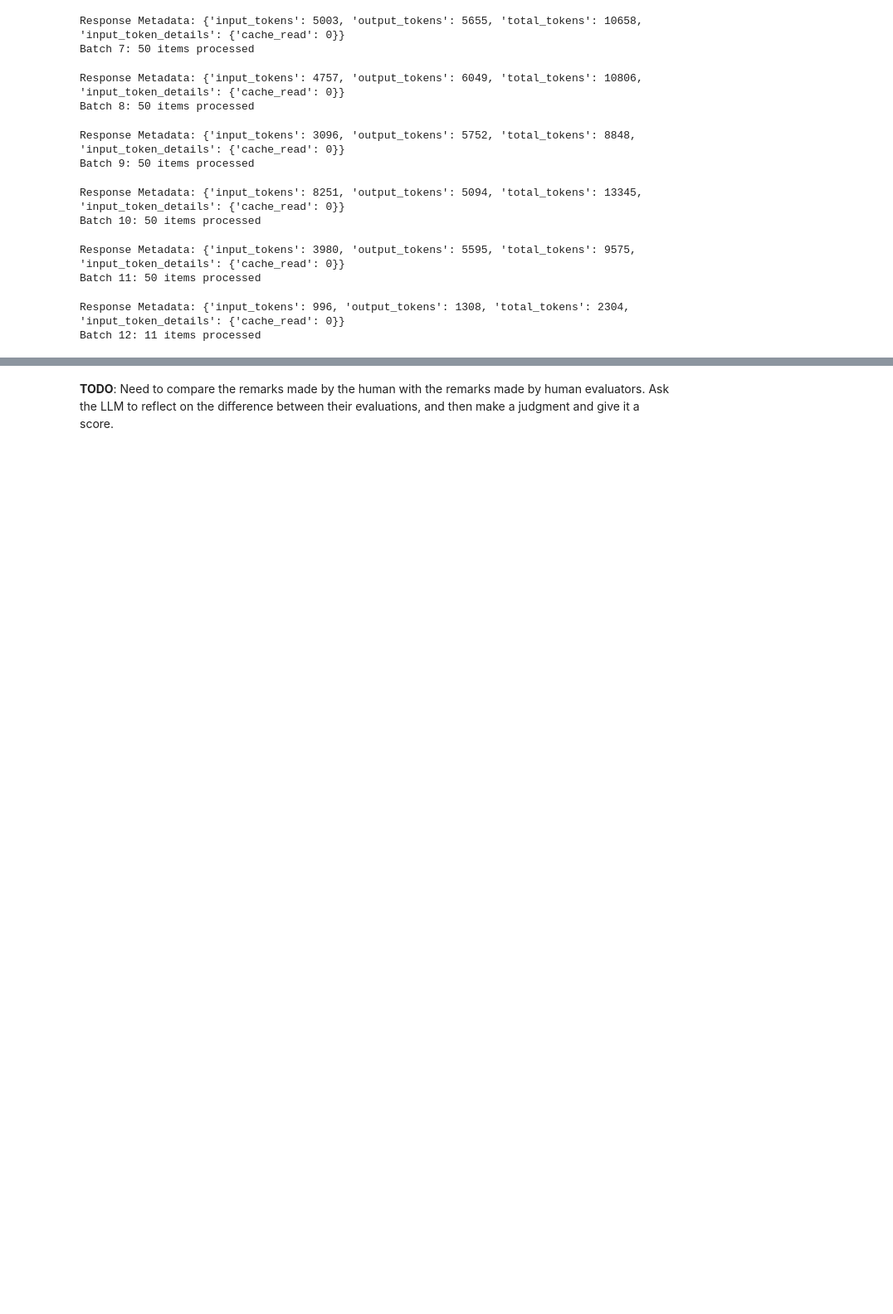
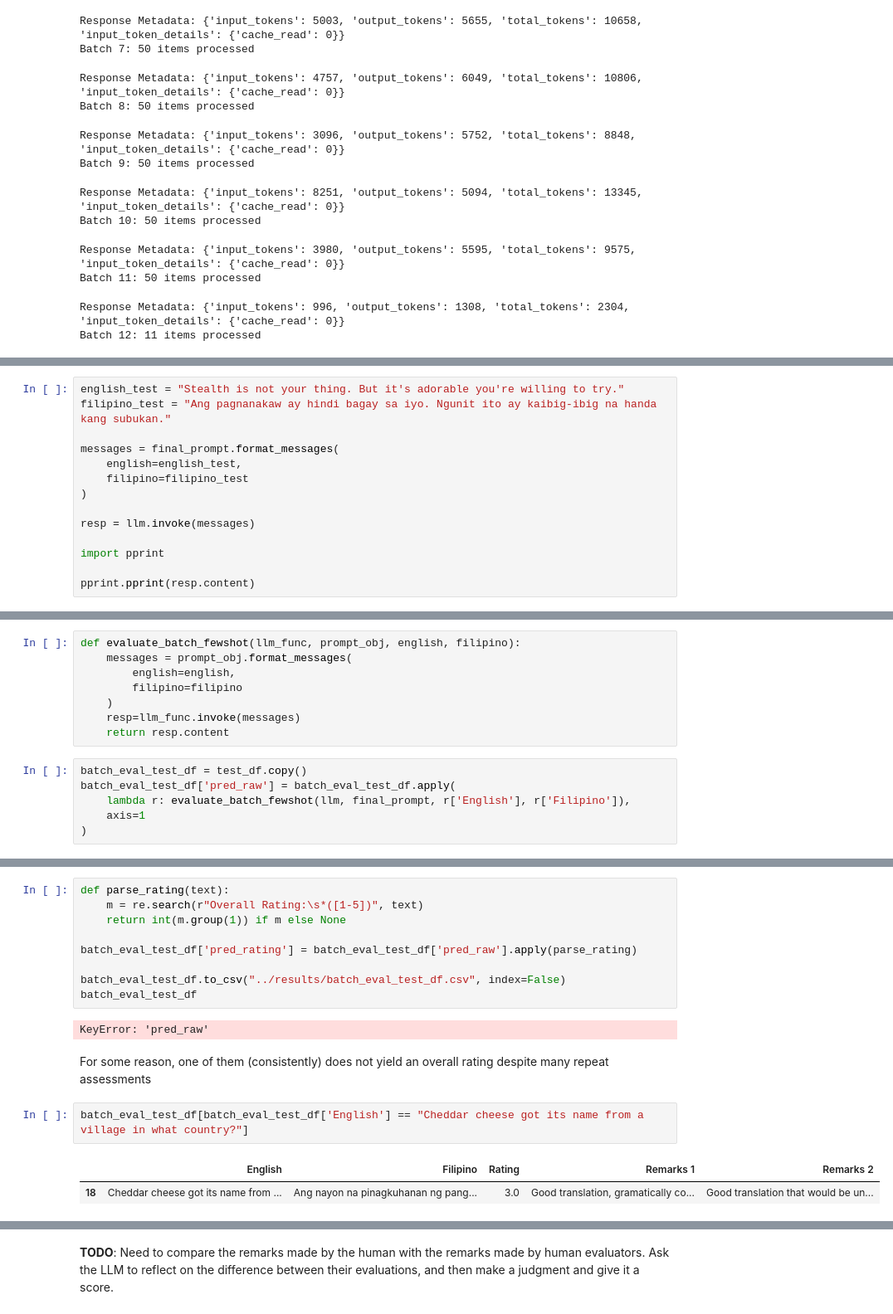
Before and after one commit to riki-11/csc420m-llm-as-judge, a Jupyter notebook: agentic-judge/agentic_judge.ipynb, the cells around one changed output, grey strips where cells are left out. Shown at 83% size. Saved outputs shown, nothing was run; the diff lists cells and outputs as text; blank space fills up the shorter version.

```diff
--- a/agentic-judge/agentic_judge.ipynb
+++ b/agentic-judge/agentic_judge.ipynb
@@ -620,0 +789,14 @@ Batch 12: 11 items processed
+# %%
+english_test = "Stealth is not your thing. But it's adorable you're willing to try."
+filipino_test = "Ang pagnanakaw ay hindi bagay sa iyo. Ngunit ito ay kaibig-ibig na handa kang subukan."
+
+messages = final_prompt.format_messages(
+    english=english_test,
+    filipino=filipino_test
+)
+
+resp = llm.invoke(messages)
+
+import pprint
+
+pprint.pprint(resp.content)
@@ -620,0 +822,14 @@ Batch 12: 11 items processed
+# %%
+def evaluate_batch_fewshot(llm_func, prompt_obj, english, filipino):
+    messages = prompt_obj.format_messages(
+        english=english,
+        filipino=filipino
+    )
+    resp=llm_func.invoke(messages)
+    return resp.content
+# %%
+batch_eval_test_df = test_df.copy()
+batch_eval_test_df['pred_raw'] = batch_eval_test_df.apply(
+    lambda r: evaluate_batch_fewshot(llm, final_prompt, r['English'], r['Filipino']),
+    axis=1
+)
@@ -620,0 +858,18 @@ Batch 12: 11 items processed
+# %%
+def parse_rating(text):
+    m = re.search(r"Overall Rating:\s*([1-5])", text)
+    return int(m.group(1)) if m else None
+
+batch_eval_test_df['pred_rating'] = batch_eval_test_df['pred_raw'].apply(parse_rating)
+
+batch_eval_test_df.to_csv("../results/batch_eval_test_df.csv", index=False)
+batch_eval_test_df
+# %% [output]
+KeyError: 'pred_raw'
+# %% [markdown]
+For some reason, one of them (consistently) does not yield an overall rating despite many repeat assessments
+# %%
+batch_eval_test_df[batch_eval_test_df['English'] == "Cheddar cheese got its name from a village in what country?"]
+# %% [output]
+|  | English | Filipino | Rating | Remarks 1 | Remarks 2 |
+| 18 | Cheddar cheese got its name from ... | Ang nayon na pinagkuhanan ng pang... | 3.0 | Good translation, gramatically co... | Good translation that would be un... |
```
Also changed, not shown: parts of 16 cells of this notebook, 20 other files.
